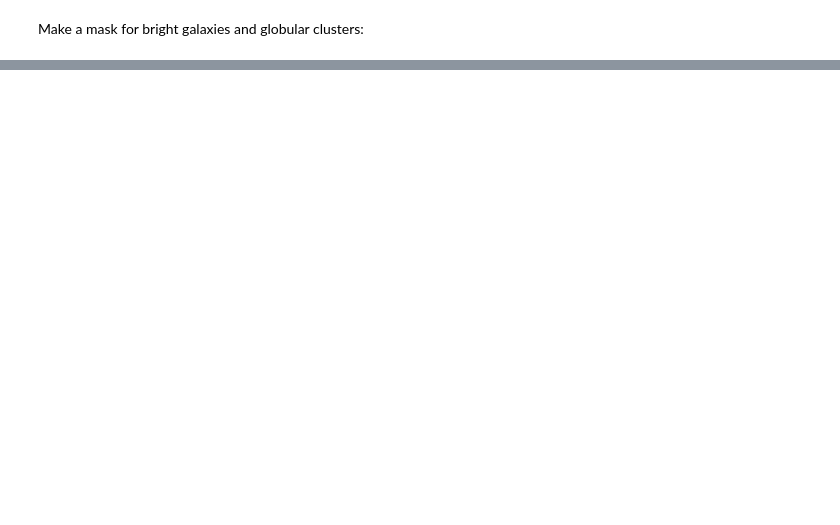
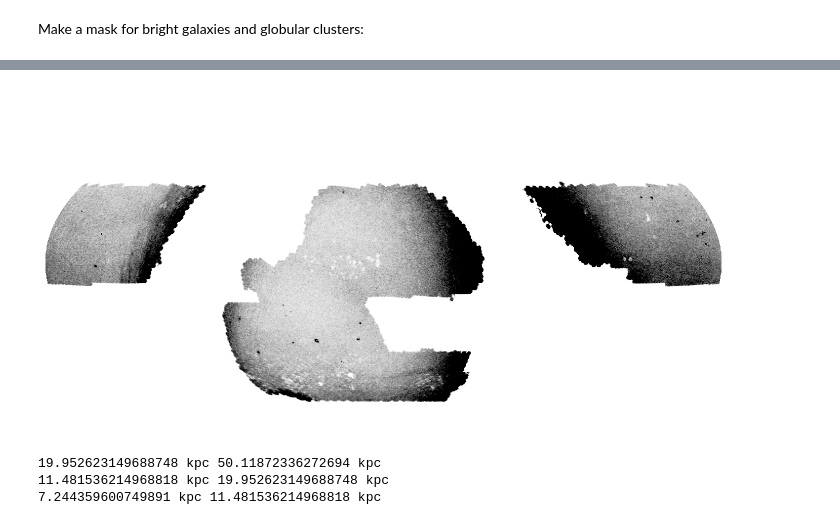
Before and after one commit to adrn/slegs, a Jupyter notebook: notebooks/Sph-harm-bg-model.ipynb, the cells around one changed output, grey strips where cells are left out. Drawn from its saved outputs; the diff is of its cells as text; code cells hidden in the pictures; blank space fills up the shorter version.

```diff
--- a/notebooks/Sph-harm-bg-model.ipynb
+++ b/notebooks/Sph-harm-bg-model.ipynb
@@ -261,0 +221,30 @@ Construct a low-order reconstruction using spherical harmonics:
+# %%
+rots['icrs-180'] = [0,0,0]
+# %%
+rot_name = 'icrs-180'
+
+rot = rots[rot_name]
+proj = hp.projector.MollweideProj(xsize=2048, rot=rot)
+func = lambda x, y, z: hp.vec2pix(nside, x, y, z)
+
+i = 10
+diff = cubes[name][:, i]
+diff = hp.smoothing(diff, sigma=np.radians(0.125), verbose=False)
+img = proj.projmap(diff, func)
+
+derp = np.percentile(diff[lmc_sag_mask], [1, 95])
+
+fig, ax = plt.subplots(1, 1, figsize=(10, 5))
+ax.imshow(img, origin='bottom', extent=proj.get_extent(),
+          vmin=derp[0], vmax=derp[1], cmap='Greys')
+
+ax.xaxis.set_visible(False)
+ax.yaxis.set_visible(False)
+for k, sp in ax.spines.items():
+    sp.set_visible(False)
+ax.set_facecolor('none')
+fig.set_facecolor('none')
+fig.tight_layout()
+fig.savefig(f'{plot_path}/no_starry.png', dpi=250)
+# %% [output]
+[figure, added]
@@ -261,0 +292,12 @@ Construct a low-order reconstruction using spherical harmonics:
+# %%
+slices = [(25, 45),
+          (13, 25),
+          (3, 13)]
+
+dist = coord.Distance(distmod=distmods)
+for x, y in slices:
+    print(dist[x], dist[y])
+# %% [output]
+19.952623149688748 kpc 50.11872336272694 kpc
+11.481536214968818 kpc 19.952623149688748 kpc
+7.244359600749891 kpc 11.481536214968818 kpc
```
Also changed, not shown: parts of 43 cells of this notebook, 6 other files.
